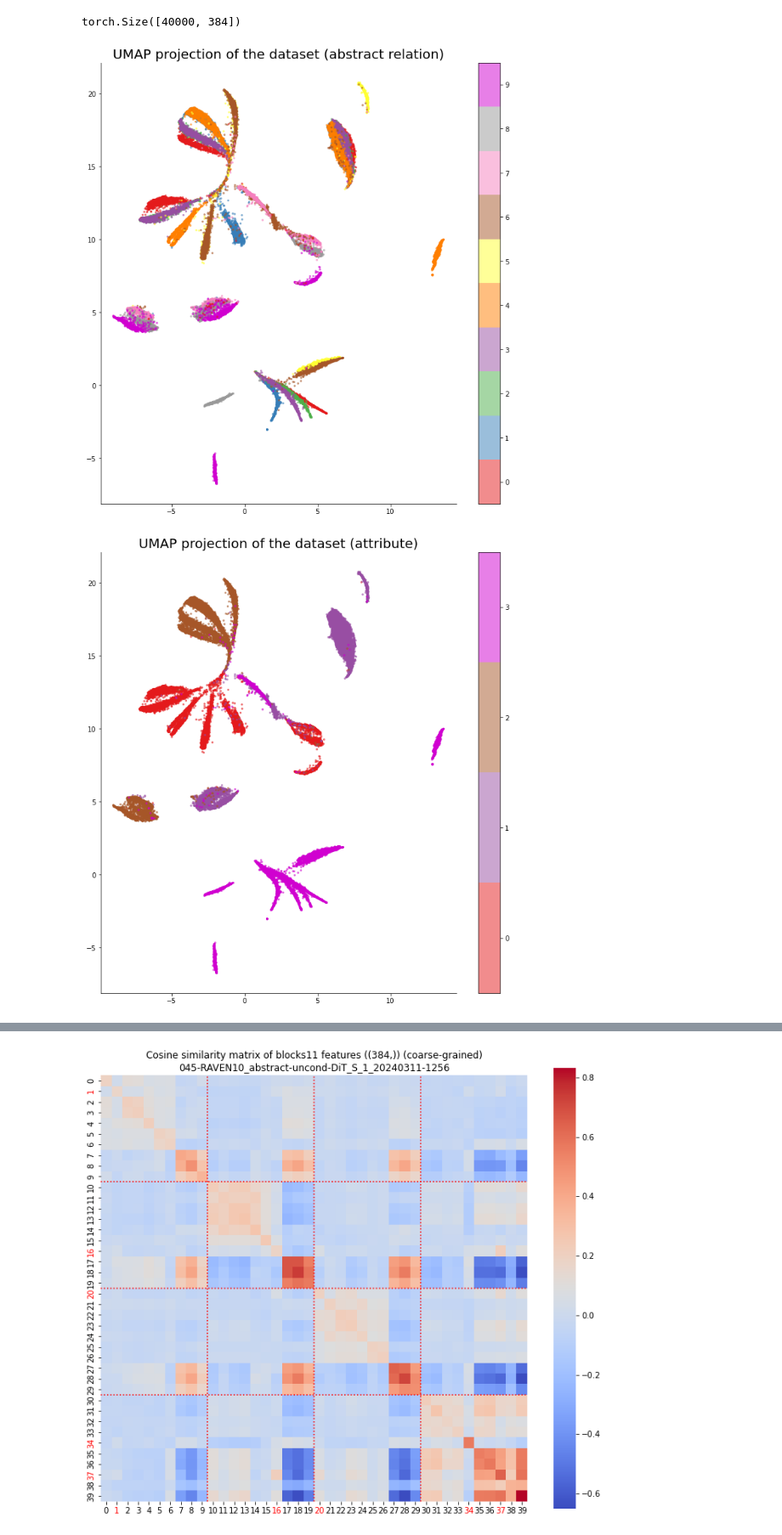
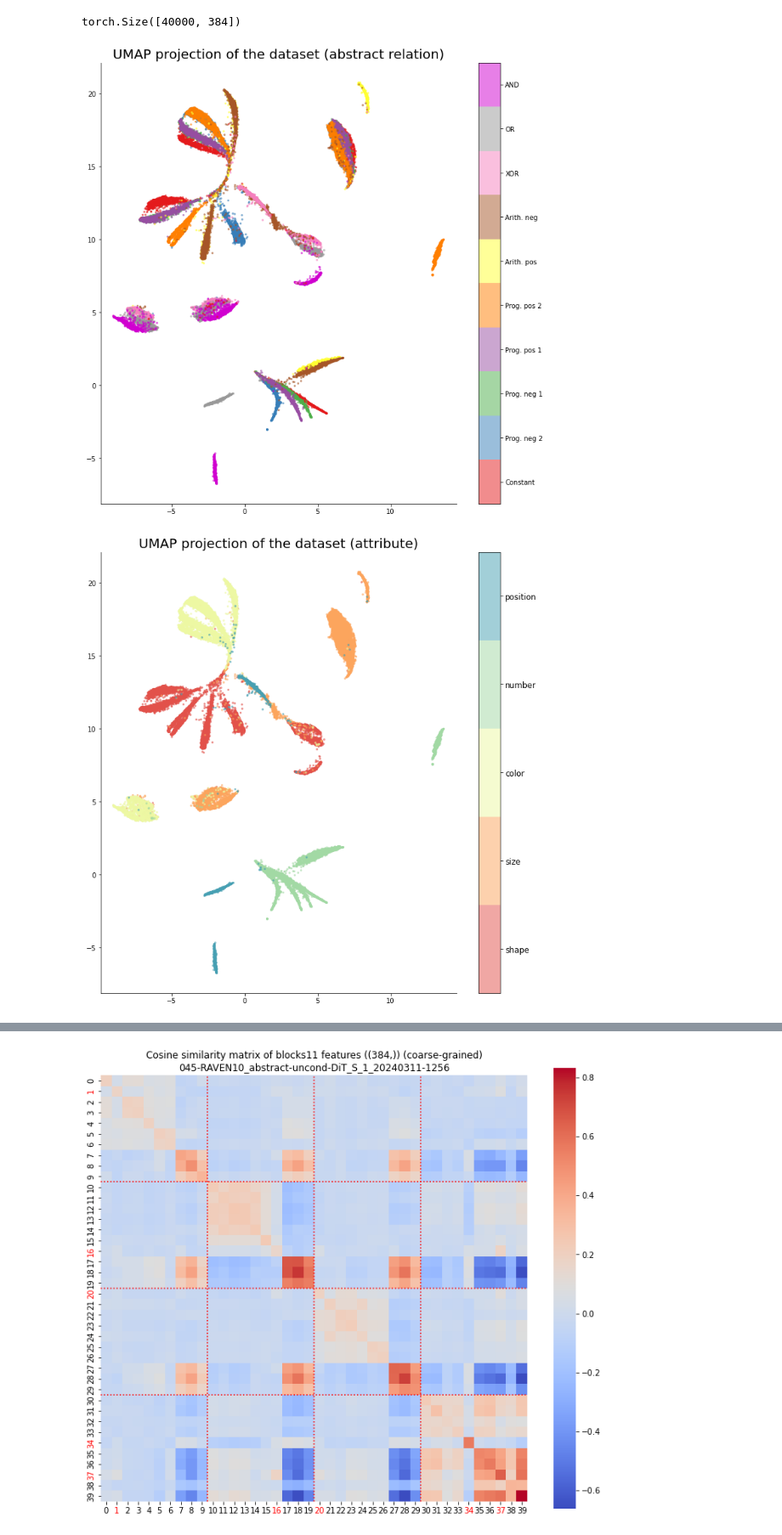
Before and after one commit to Animadversio/DiffusionReasoning, a Jupyter notebook: notebooks/DiT_attn_repr_as_classifier.ipynb, the cells around one changed output, grey strips where cells are left out. Shown at 85% size. Saved outputs shown, nothing was run; the diff lists cells and outputs as text; code cells hidden in the pictures.

```diff
--- a/notebooks/DiT_attn_repr_as_classifier.ipynb
+++ b/notebooks/DiT_attn_repr_as_classifier.ipynb
@@ -478,12 +478,12 @@ blocks8 torch.Size([2, 81, 384])
 blocks11 torch.Size([2, 81, 384])
 FeatureFetcher hooks all freed
 # %%
-def extract_features(
+def extract_features_DiT(
     model,
     fetcher,
     data_loader,
-    dataset_mean,
-    dataset_std,
+    dataset_Xmean,
+    dataset_Xstd,
     t_scalar,
     device='cuda',
     progress_bar=True
@@ -669,8 +669,8 @@ for i in (5,11): #range(len(model.blocks)):
     fetcher.record_module(model_DiT.blocks[i], target_name=f"blocks{i}")
 train_loader = DataLoader(train_dataset, batch_size=2048, shuffle=False, drop_last=False)
 test_loader = DataLoader(test_dataset, batch_size=2048, shuffle=False)
-feature_col = extract_features(model_DiT, fetcher, train_loader, dataset_Xmean, dataset_Xstd, t_scalar)
-feature_col_test = extract_features(model_DiT, fetcher, test_loader, dataset_Xmean, dataset_Xstd, t_scalar)
+feature_col = extract_features_DiT(model_DiT, fetcher, train_loader, dataset_Xmean, dataset_Xstd, t_scalar)
+feature_col_test = extract_features_DiT(model_DiT, fetcher, test_loader, dataset_Xmean, dataset_Xstd, t_scalar)
 # %% [output]
 blocks5: torch.Size([120000, 81, 384])
 blocks11: torch.Size([120000, 81, 384])
@@ -791,22 +791,23 @@ embedding = reducer.fit_transform(feature_avg_col_test["blocks11"])
 # %%
 rela_test = (y_test % 10)
 plt.figure(figsize=(12, 12))
 plt.scatter(embedding[:, 0], embedding[:, 1], c=rela_test, cmap=cmap, s=5, alpha=0.5)
 plt.gca().set_aspect('equal', 'datalim')
 cb = plt.colorbar(boundaries=np.arange(11)-0.5)
 cb.set_ticks(np.arange(10))#boundaries=np.arange(41)-0.5).set_ticks(np.arange(40))
-# cb.set_ticklabels([row_table[i] for i in range(10)])
+cb.set_ticklabels([row_table[i] for i in range(10)])
 plt.title('UMAP projection of the dataset (abstract relation)', fontsize=20);
 # %% [output]
-[figure, old version]
+[figure, new version]
 # %%
-rela_test = (y_test // 10)
+attr_test = (y_test//10) + (y_test > 36).int()
+cmap = ListedColormap(sns.color_palette("Spectral", 6))
 plt.figure(figsize=(12, 12))
-plt.scatter(embedding[:, 0], embedding[:, 1], c=rela_test, cmap=cmap, s=5, alpha=0.5)
+plt.scatter(embedding[:, 0], embedding[:, 1], c=attr_test, cmap=cmap, s=5, alpha=0.5)
 plt.gca().set_aspect('equal', 'datalim')
-cb = plt.colorbar(boundaries=np.arange(5)-0.5)
-cb.set_ticks(np.arange(4))#boundaries=np.arange(41)-0.5).set_ticks(np.arange(40))
-# cb.set_ticklabels([row_table[i] for i in range(10)])
+cb = plt.colorbar(boundaries=np.arange(6)-0.5)
+cb.set_ticks(np.arange(5),)#["shape","size","color","number","position"])
+cb.set_ticklabels(["shape","size","color","number","position"], fontsize=12)
 plt.title('UMAP projection of the dataset (attribute)', fontsize=20);
 # %% [output]
-[figure, old version]
+[figure, new version]
```
Also changed, not shown: parts of 4 cells of this notebook.
